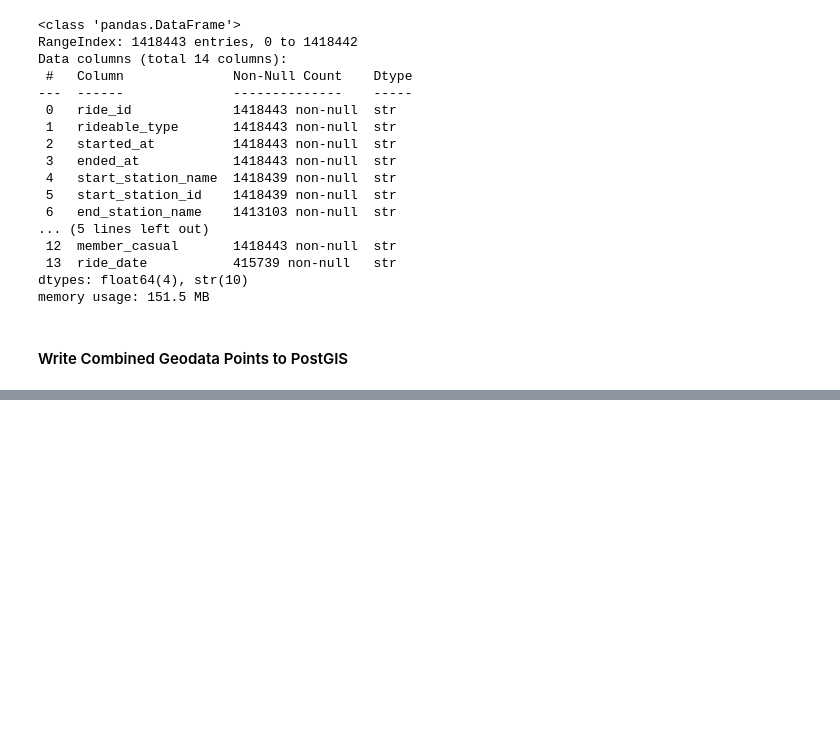
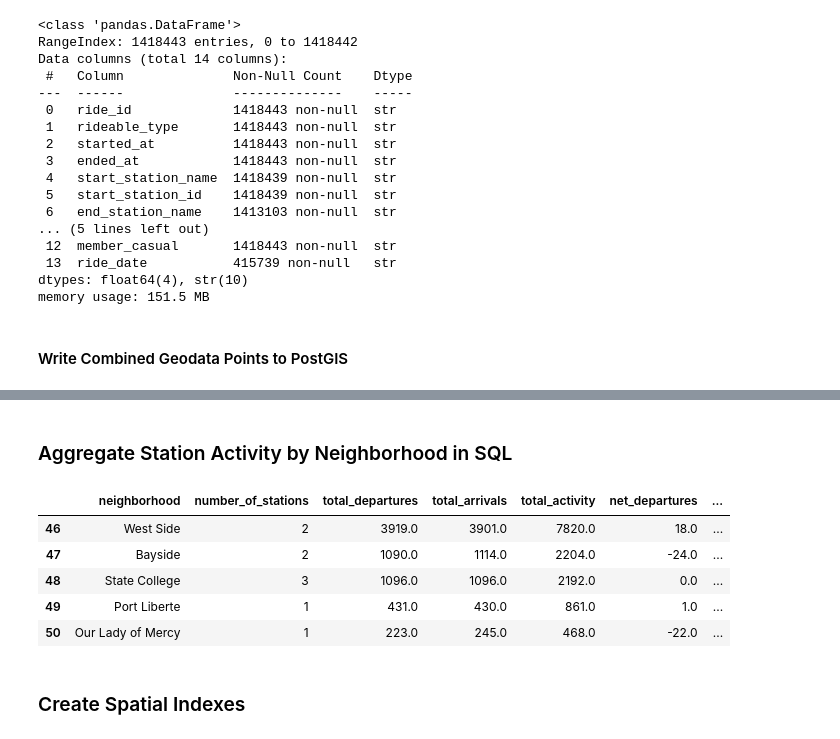
Before and after one commit to MarTvyal62/NYJ-City-Bike, a Jupyter notebook: notebooks/6_Data_to_PostgreSQL&PostGIS.ipynb, the cells around one changed output, grey strips where cells are left out. Drawn from its saved outputs; the diff is of its cells as text; code cells hidden in the pictures; blank space fills up the shorter version.

```diff
--- a/notebooks/6_Data_to_PostgreSQL&PostGIS.ipynb
+++ b/notebooks/6_Data_to_PostgreSQL&PostGIS.ipynb
@@ -981,0 +1131,35 @@ station_gdf.to_postgis(
+# %% [markdown]
+### Aggregate Station Activity by Neighborhood in SQL
+# %%
+
+query = """
+SELECT
+    n.neighborhood,
+    COUNT(DISTINCT s.station_id) AS number_of_stations,
+    SUM(s.total_departures) AS total_departures,
+    SUM(s.total_arrivals) AS total_arrivals,
+    SUM(s.total_activity) AS total_activity,
+    SUM(s.net_departures) AS net_departures,
+    SUM(s.total_activity)::numeric / NULLIF(COUNT(DISTINCT s.station_id), 0) AS avg_activity_per_station
+FROM jersey_city_neighborhoods AS n
+LEFT JOIN jc_2025_2026_stations AS s
+    ON ST_Within(s.geometry, n.geometry)
+GROUP BY n.neighborhood
+ORDER BY total_activity DESC;
+"""
+
+neighborhood_activity_sql = pd.read_sql(
+    query,
+    con=engine
+)
+
+neighborhood_activity_sql.tail()
+# %% [output]
+|  | neighborhood | number_of_stations | total_departures | total_arrivals | total_activity | net_departures | ... |
+| 46 | West Side | 2 | 3919.0 | 3901.0 | 7820.0 | 18.0 | ... |
+| 47 | Bayside | 2 | 1090.0 | 1114.0 | 2204.0 | -24.0 | ... |
+| 48 | State College | 3 | 1096.0 | 1096.0 | 2192.0 | 0.0 | ... |
+| 49 | Port Liberte | 1 | 431.0 | 430.0 | 861.0 | 1.0 | ... |
+| 50 | Our Lady of Mercy | 1 | 223.0 | 245.0 | 468.0 | -22.0 | ... |
+# %% [markdown]
+### Create Spatial Indexes
```
Also changed, not shown: parts of 13 cells of this notebook, 2 other files.
